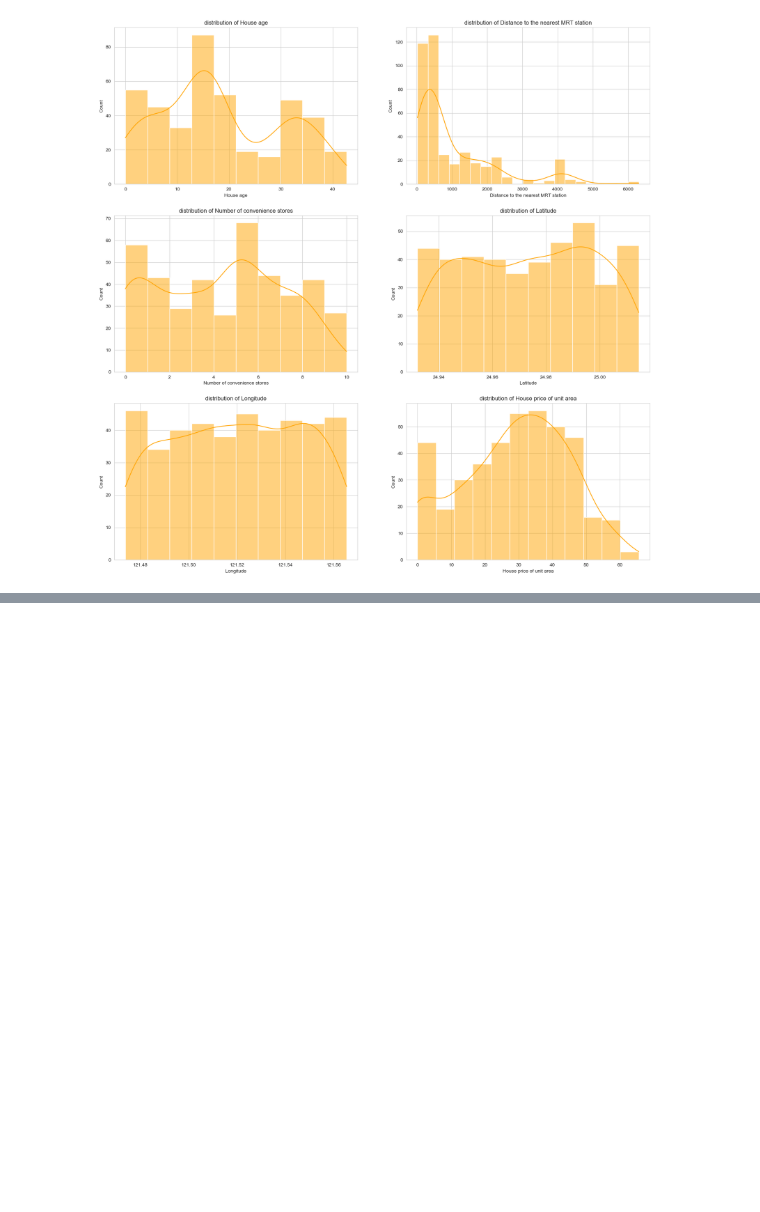
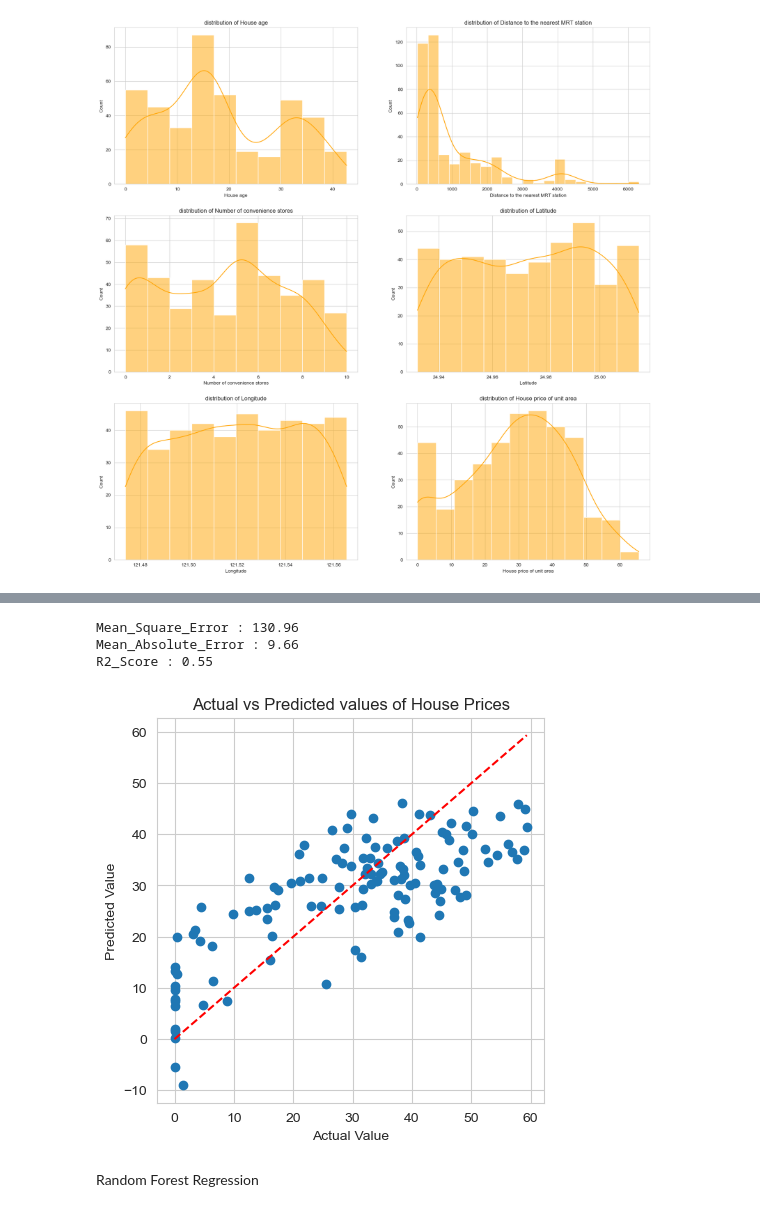
Before and after one commit to jagadabhijaswanth/Real-Estate-Price-Prediction, a Jupyter notebook: model.ipynb, the cells around one changed output, grey strips where cells are left out. Drawn from its saved outputs; the diff is of its cells as text; code cells hidden in the pictures; blank space fills up the shorter version.

Commit message:
models

```diff
--- a/model.ipynb
+++ b/model.ipynb
@@ -128,0 +140,43 @@ for i,col in enumerate(char):
+# %%
+from sklearn.model_selection import train_test_split
+from sklearn.preprocessing import StandardScaler
+from sklearn.linear_model import LinearRegression
+from sklearn.metrics import mean_absolute_error,mean_squared_error,r2_score
+
+independent_char = data.drop(['Transaction date','House price of unit area'],axis=1)
+dependent_char = data['House price of unit area']
+
+x_train, x_test, y_train, y_test = train_test_split(independent_char, dependent_char, test_size=0.3, random_state=42)
+
+scalar = StandardScaler()
+x_train_scalar = scalar.fit_transform(x_train)
+x_test_scalar = scalar.transform(x_test)
+
+model = LinearRegression()
+model.fit(x_train_scalar,y_train)
+
+prediction = model.predict(x_test_scalar)
+
+Mean_Square_Error = mean_squared_error(y_test, prediction)
+Mean_Absolute_Error = mean_absolute_error(y_test, prediction)
+R2_Score = r2_score(y_test, prediction)
+
+print(f'Mean_Square_Error : {Mean_Square_Error:.2f}')
+print(f'Mean_Absolute_Error : {Mean_Absolute_Error:.2f}')
+print(f'R2_Score : {R2_Score:.2f}')
+# %% [output]
+Mean_Square_Error : 130.96
+Mean_Absolute_Error : 9.66
+R2_Score : 0.55
+# %%
+plt.figure(figsize=(5,5))
+plt.scatter(y_test, prediction)
+plt.plot([y_test.min(), y_test.max()],[y_test.min(), y_test.max()],'k--',color='red')
+plt.title('Actual vs Predicted values of House Prices')
+plt.xlabel('Actual Value')
+plt.ylabel('Predicted Value')
+plt.show()
+# %% [output]
+[figure, added]
+# %% [markdown]
+Random Forest Regression
```
Also changed, not shown: parts of 12 cells of this notebook.
